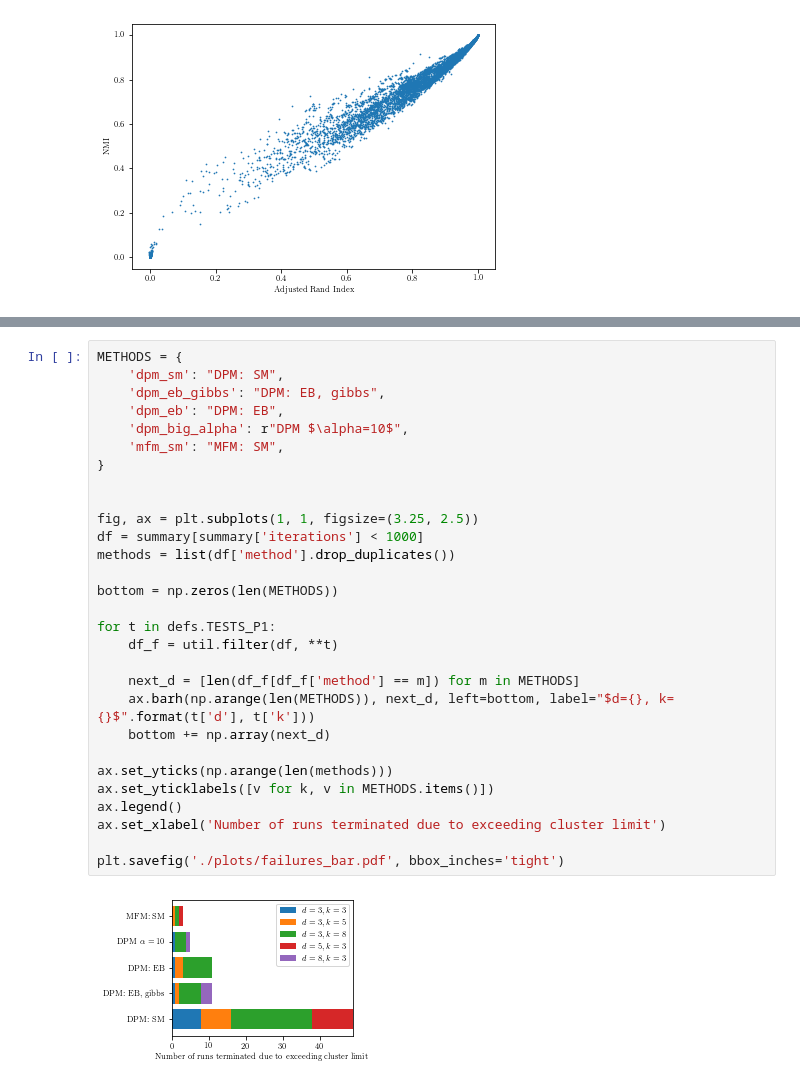
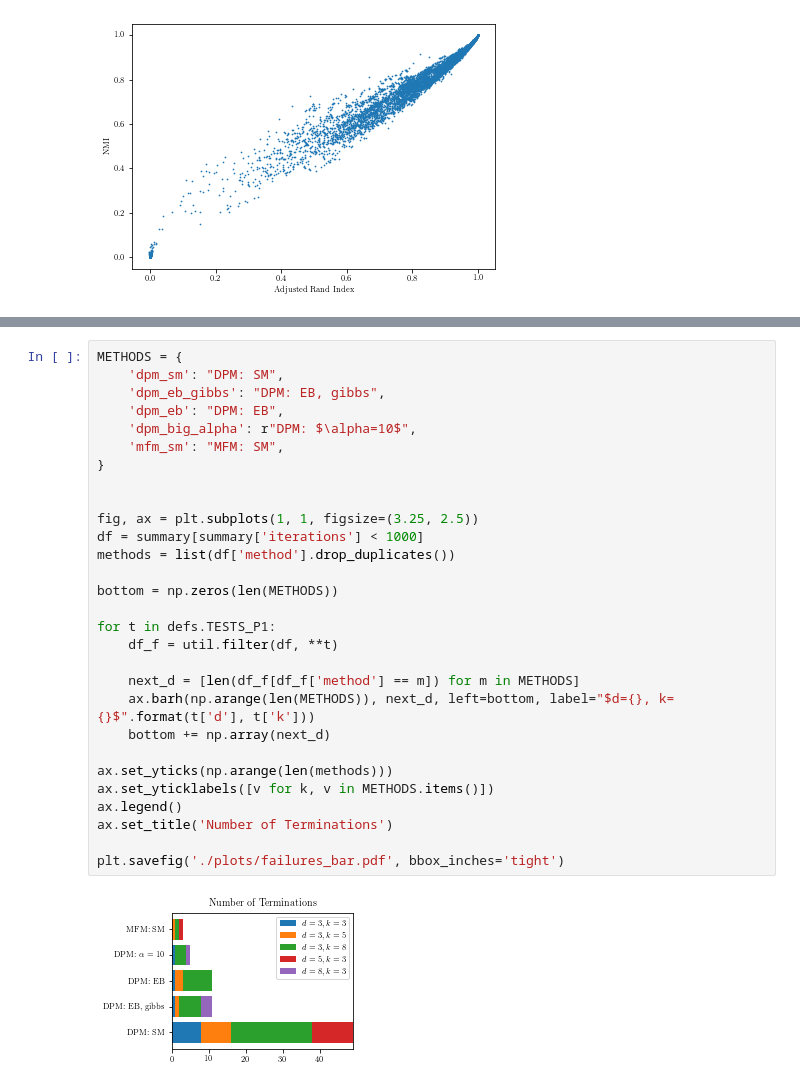
Before and after one commit to thetianshuhuang/bmcc_sim, a Jupyter notebook: misc.ipynb, the cells around one changed output, grey strips where cells are left out. Drawn from its saved outputs; the diff is of its cells as text.

Commit message:
Finished p1 plots

```diff
--- a/misc.ipynb
+++ b/misc.ipynb
@@ -47,31 +48,31 @@ methods
 # %%
 METHODS = {
     'dpm_sm': "DPM: SM",
     'dpm_eb_gibbs': "DPM: EB, gibbs",
     'dpm_eb': "DPM: EB",
-    'dpm_big_alpha': r"DPM $\alpha=10$",
+    'dpm_big_alpha': r"DPM: $\alpha=10$",
     'mfm_sm': "MFM: SM",
 }
 
 
 fig, ax = plt.subplots(1, 1, figsize=(3.25, 2.5))
 df = summary[summary['iterations'] < 1000]
 methods = list(df['method'].drop_duplicates())
 
 bottom = np.zeros(len(METHODS))
 
 for t in defs.TESTS_P1:
     df_f = util.filter(df, **t)
 
     next_d = [len(df_f[df_f['method'] == m]) for m in METHODS]
     ax.barh(np.arange(len(METHODS)), next_d, left=bottom, label="$d={}, k={}$".format(t['d'], t['k']))
     bottom += np.array(next_d)
 
 ax.set_yticks(np.arange(len(methods)))
 ax.set_yticklabels([v for k, v in METHODS.items()])
 ax.legend()
-ax.set_xlabel('Number of runs terminated due to exceeding cluster limit')
+ax.set_title('Number of Terminations')
 
 plt.savefig('./plots/failures_bar.pdf', bbox_inches='tight')
 # %% [output]
-[figure, old version]
+[figure, new version]
```
Also changed, not shown: parts of 13 cells of this notebook, 2 other files.
